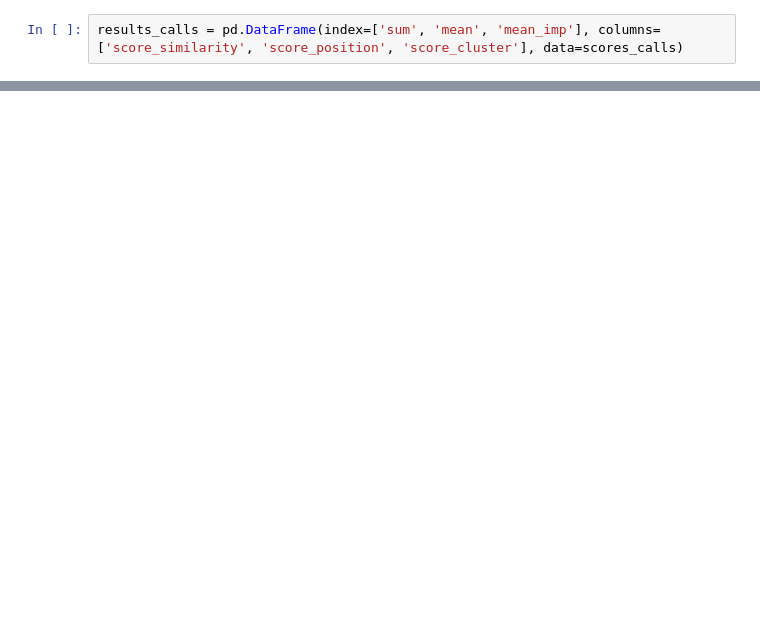
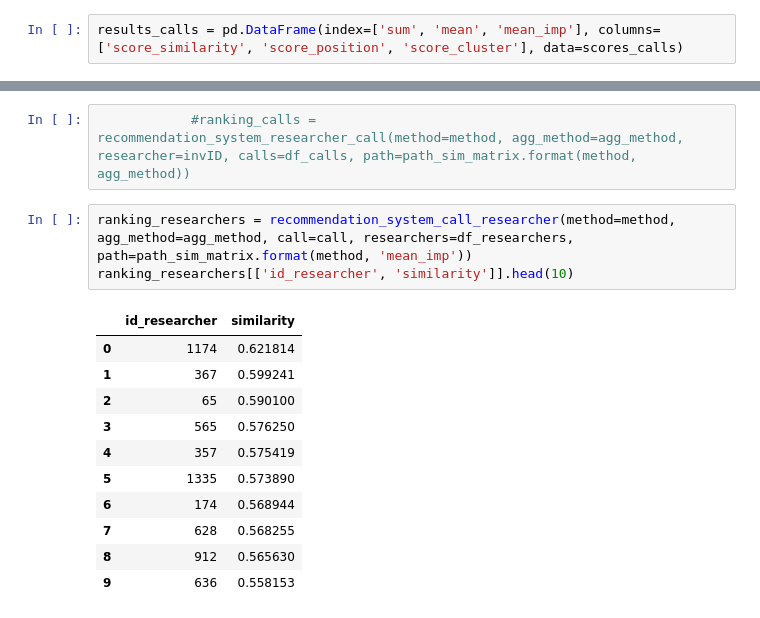
Before and after one commit to AI4University/recommendation_system_validation, a Jupyter notebook: plot_ranking.ipynb, the cells around one changed output, grey strips where cells are left out. Drawn from its saved outputs; the diff is of its cells as text; blank space fills up the shorter version.

```diff
--- a/plot_ranking.ipynb
+++ b/plot_ranking.ipynb
@@ -155,0 +158,17 @@ results_calls
+# %%
+            #ranking_calls = recommendation_system_researcher_call(method=method, agg_method=agg_method, researcher=invID, calls=df_calls, path=path_sim_matrix.format(method, agg_method))
+# %%
+ranking_researchers = recommendation_system_call_researcher(method=method, agg_method=agg_method, call=call, researchers=df_researchers, path=path_sim_matrix.format(method, 'mean_imp'))
+ranking_researchers[['id_researcher', 'similarity']].head(10)
+# %% [output]
+|  | id_researcher | similarity |
+| 0 | 1174 | 0.621814 |
+| 1 | 367 | 0.599241 |
+| 2 | 65 | 0.590100 |
+| 3 | 565 | 0.576250 |
+| 4 | 357 | 0.575419 |
+| 5 | 1335 | 0.573890 |
+| 6 | 174 | 0.568944 |
+| 7 | 628 | 0.568255 |
+| 8 | 912 | 0.565630 |
+| 9 | 636 | 0.558153 |
```
Also changed, not shown: parts of 6 cells of this notebook, 47 other files.
